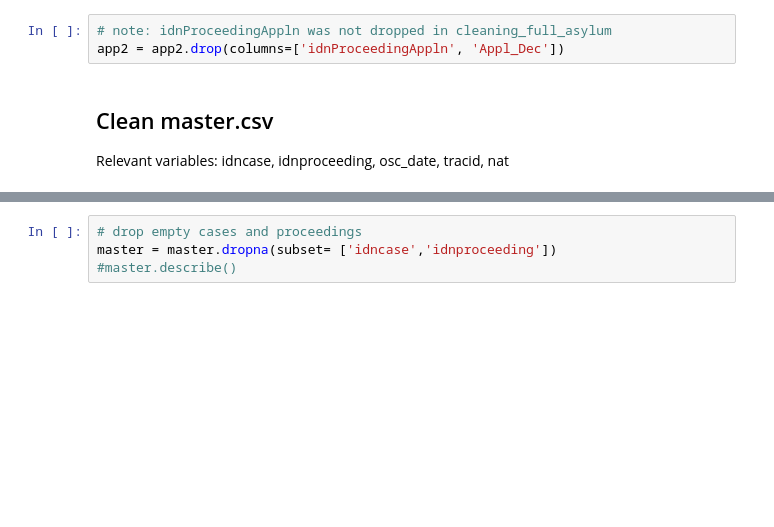
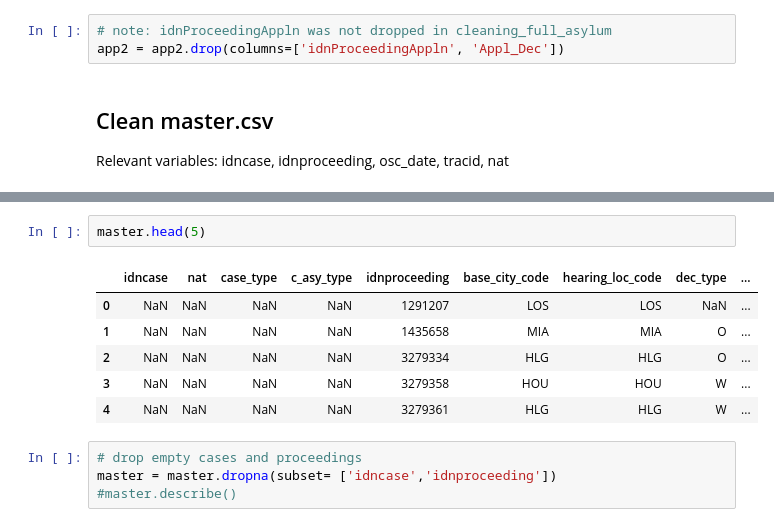
Before and after one commit to aspenyoo/refugees, a Jupyter notebook: Cleaning_asylum.ipynb, the cells around one changed output, grey strips where cells are left out. Saved outputs shown, nothing was run; the diff lists cells and outputs as text; blank space fills up the shorter version.

```diff
--- a/Cleaning_asylum.ipynb
+++ b/Cleaning_asylum.ipynb
@@ -127,3 +154,12 @@ master = pd.read_csv(path + '/master.csv', low_memory=False)
+# %%
+master.head(5)
+# %% [output]
+|  | idncase | nat | case_type | c_asy_type | idnproceeding | base_city_code | hearing_loc_code | dec_type | ... |
+| 0 | NaN | NaN | NaN | NaN | 1291207 | LOS | LOS | NaN | ... |
+| 1 | NaN | NaN | NaN | NaN | 1435658 | MIA | MIA | O | ... |
+| 2 | NaN | NaN | NaN | NaN | 3279334 | HLG | HLG | O | ... |
+| 3 | NaN | NaN | NaN | NaN | 3279358 | HOU | HOU | W | ... |
+| 4 | NaN | NaN | NaN | NaN | 3279361 | HLG | HLG | W | ... |
 # %%
 # drop empty cases and proceedings
 master = master.dropna(subset= ['idncase','idnproceeding'])
```
Also changed, not shown: parts of 3 cells of this notebook, 2 other files.
